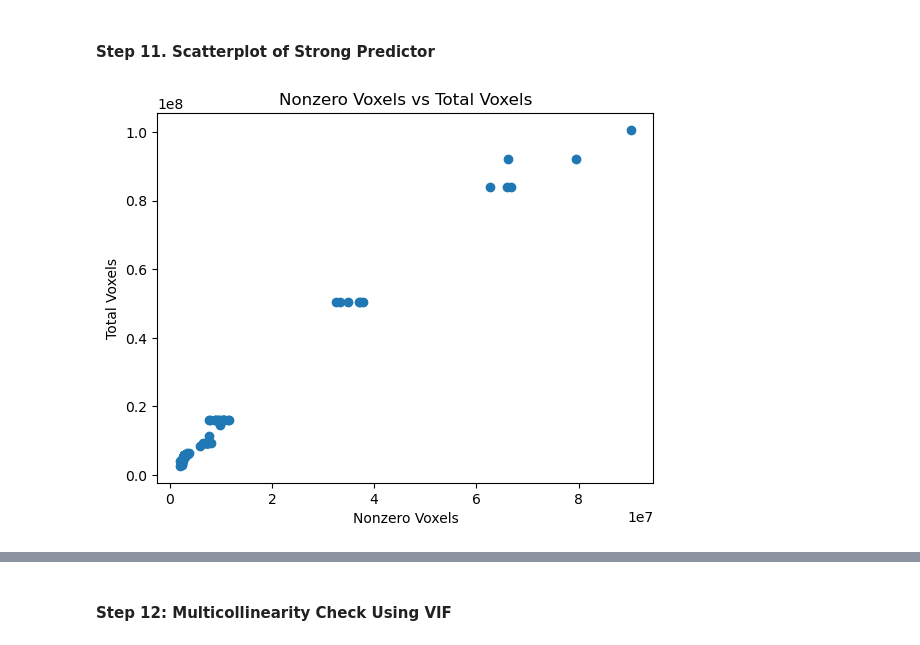
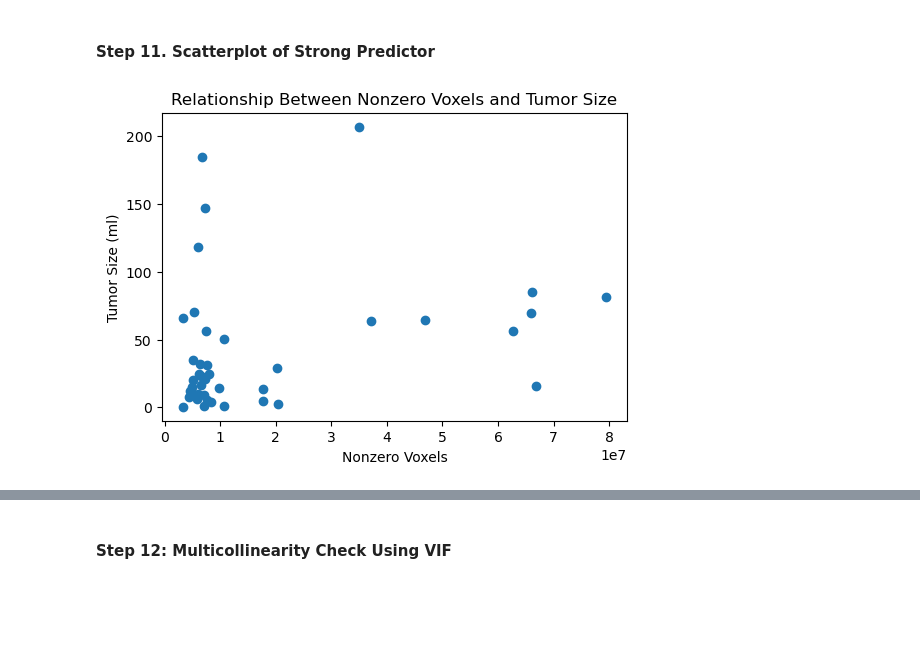
Before and after one commit to Fenny2109/MRI-Brain-Tumor-Volume-Prediction, a Jupyter notebook: Project.ipynb, the cells around one changed output, grey strips where cells are left out. Saved outputs shown, nothing was run; the diff lists cells and outputs as text; code cells hidden in the pictures; blank space fills up the shorter version.

Commit message:
Update tumor volume prediction analysis

```diff
--- a/Project.ipynb
+++ b/Project.ipynb
@@ -12,10 +10,7 @@ These libraries are used for loading the Excel dataset, cleaning data, calculati
 # %% [markdown]
 #### Step 2. Load Dataset
 # %%
-df = pd.read_excel(
-    "overall_mri_full_clean.xlsx",
-    sheet_name="MRI_Table"
-)
+df = pd.read_csv("final_tumor_size_modeling_dataset.csv")
 
 print(df.shape)
 print(df.head())
@@ -42,7 +35,8 @@ This loads the MRI_Table sheet from the Excel file. The shape shows the number o
 # %% [markdown]
 #### Step 3: Remove Failed MRI Scans
 # %%
-df = df.dropna(subset=["Total Voxels"])
+# Remove rows where target is missing
+df = df.dropna(subset=["tumor_size_ml"])
 
 print(df.shape)
 # %% [output]
@@ -221,14 +252,15 @@ Overall, the heatmap provides visual evidence that voxel-based and brain-volume-
 # %% [markdown]
 #### Step 11. Scatterplot of Strong Predictor
 # %%
+plt.figure(figsize=(6,4))
 plt.scatter(
     df["Nonzero Voxels"],
-    df["Total Voxels"]
+    df["tumor_size_ml"]
 )
 
 plt.xlabel("Nonzero Voxels")
-plt.ylabel("Total Voxels")
-plt.title("Nonzero Voxels vs Total Voxels")
+plt.ylabel("Tumor Size (ml)")
+plt.title("Relationship Between Nonzero Voxels and Tumor Size")
 plt.show()
 # %% [output]
-[figure, old version]
+[figure, new version]
```
Also changed, not shown: parts of 61 cells of this notebook, 2 other files.
